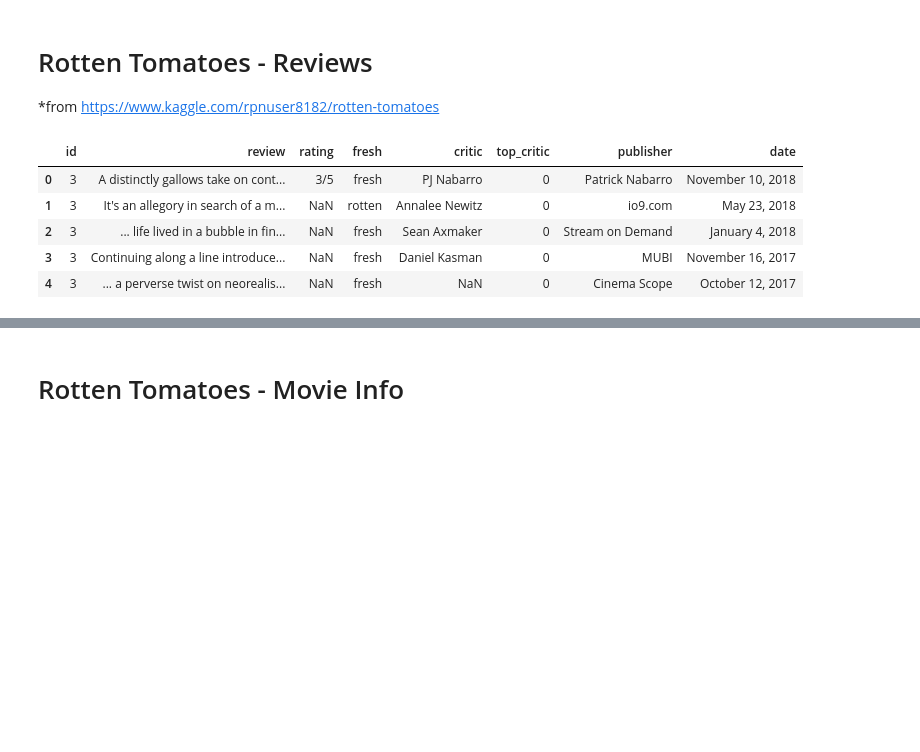
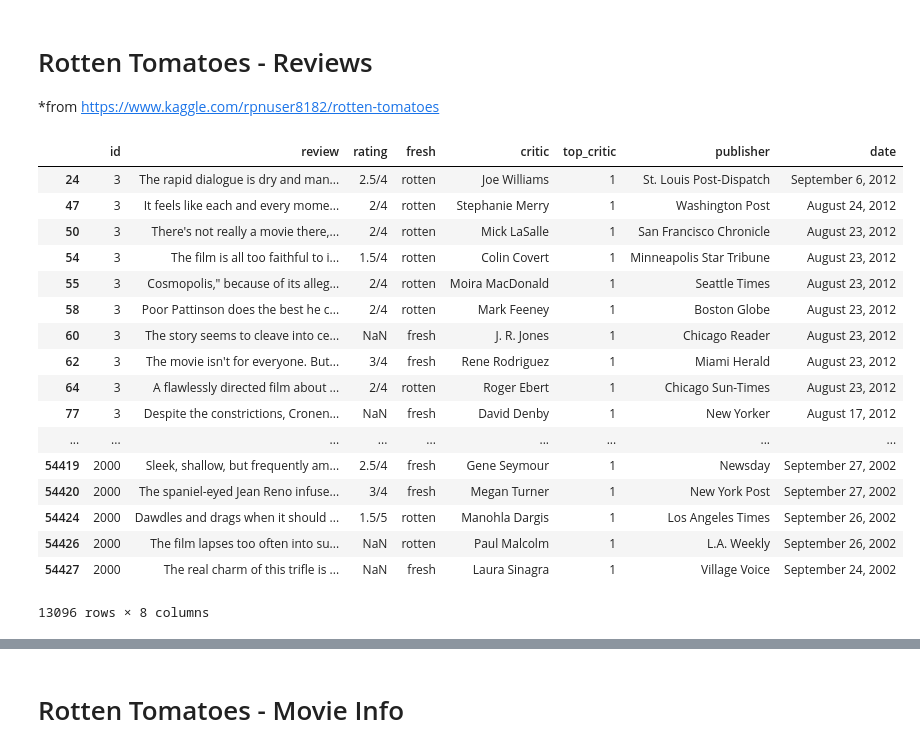
Before and after one commit to irvingcampbell/FIS-Mod1-Project, a Jupyter notebook: Seoho's Data Cleaning Notebook.ipynb, the cells around one changed output, grey strips where cells are left out. Saved outputs shown, nothing was run; the diff lists cells and outputs as text; code cells hidden in the pictures; blank space fills up the shorter version.

```diff
--- a/Seoho's Data Cleaning Notebook.ipynb
+++ b/Seoho's Data Cleaning Notebook.ipynb
@@ -68,13 +68,27 @@ memory usage: 271.1+ KB
 # %%
 rt_reviews_df = pd.read_csv("data/rt.reviews.tsv.gz", delimiter='\t', encoding='latin-1')
 rt_reviews_df.head()
+
+rt_reviews_df.loc[rt_reviews_df['top_critic'] == 1]
 # %% [output]
 |  | id | review | rating | fresh | critic | top_critic | publisher | date |
-| 0 | 3 | A distinctly gallows take on cont... | 3/5 | fresh | PJ Nabarro | 0 | Patrick Nabarro | November 10, 2018 |
-| 1 | 3 | It's an allegory in search of a m... | NaN | rotten | Annalee Newitz | 0 | io9.com | May 23, 2018 |
-| 2 | 3 | ... life lived in a bubble in fin... | NaN | fresh | Sean Axmaker | 0 | Stream on Demand | January 4, 2018 |
-| 3 | 3 | Continuing along a line introduce... | NaN | fresh | Daniel Kasman | 0 | MUBI | November 16, 2017 |
-| 4 | 3 | ... a perverse twist on neorealis... | NaN | fresh | NaN | 0 | Cinema Scope | October 12, 2017 |
+| 24 | 3 | The rapid dialogue is dry and man... | 2.5/4 | rotten | Joe Williams | 1 | St. Louis Post-Dispatch | September 6, 2012 |
+| 47 | 3 | It feels like each and every mome... | 2/4 | rotten | Stephanie Merry | 1 | Washington Post | August 24, 2012 |
+| 50 | 3 | There's not really a movie there,... | 2/4 | rotten | Mick LaSalle | 1 | San Francisco Chronicle | August 23, 2012 |
+| 54 | 3 | The film is all too faithful to i... | 1.5/4 | rotten | Colin Covert | 1 | Minneapolis Star Tribune | August 23, 2012 |
+| 55 | 3 | Cosmopolis," because of its alleg... | 2/4 | rotten | Moira MacDonald | 1 | Seattle Times | August 23, 2012 |
+| 58 | 3 | Poor Pattinson does the best he c... | 2/4 | rotten | Mark Feeney | 1 | Boston Globe | August 23, 2012 |
+| 60 | 3 | The story seems to cleave into ce... | NaN | fresh | J. R. Jones | 1 | Chicago Reader | August 23, 2012 |
+| 62 | 3 | The movie isn't for everyone. But... | 3/4 | fresh | Rene Rodriguez | 1 | Miami Herald | August 23, 2012 |
+| 64 | 3 | A flawlessly directed film about ... | 2/4 | rotten | Roger Ebert | 1 | Chicago Sun-Times | August 23, 2012 |
+| 77 | 3 | Despite the constrictions, Cronen... | NaN | fresh | David Denby | 1 | New Yorker | August 17, 2012 |
+| ... | ... | ... | ... | ... | ... | ... | ... | ... |
+| 54419 | 2000 | Sleek, shallow, but frequently am... | 2.5/4 | fresh | Gene Seymour | 1 | Newsday | September 27, 2002 |
+| 54420 | 2000 | The spaniel-eyed Jean Reno infuse... | 3/4 | fresh | Megan Turner | 1 | New York Post | September 27, 2002 |
+| 54424 | 2000 | Dawdles and drags when it should ... | 1.5/5 | rotten | Manohla Dargis | 1 | Los Angeles Times | September 26, 2002 |
+| 54426 | 2000 | The film lapses too often into su... | NaN | rotten | Paul Malcolm | 1 | L.A. Weekly | September 26, 2002 |
+| 54427 | 2000 | The real charm of this trifle is ... | NaN | fresh | Laura Sinagra | 1 | Village Voice | September 24, 2002 |
+13096 rows × 8 columns
 # %%
 rt_reviews_df.info
 # %% [output]
```
Also changed, not shown: parts of 1 cell of this notebook, 1 other file.
